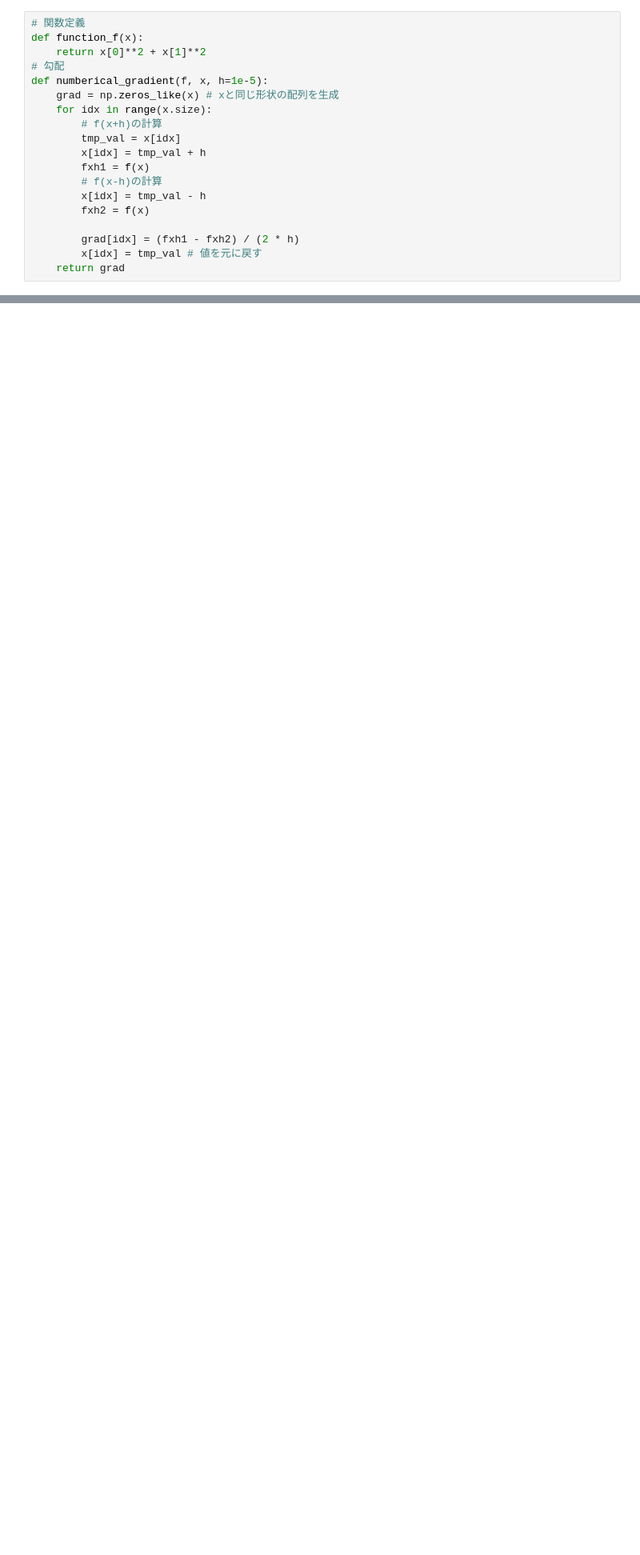
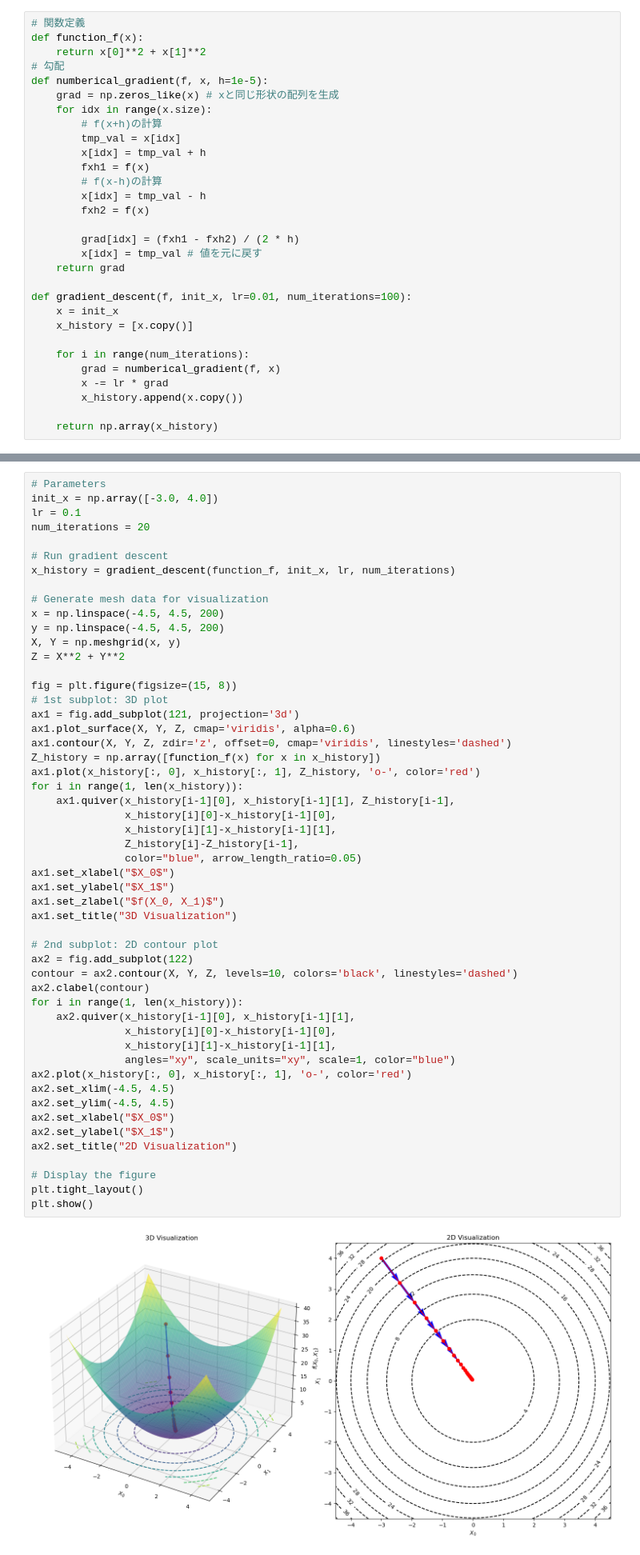
Before and after one commit to lvzeyu/css_nlp, a Jupyter notebook: _sources/notebook/NN.ipynb, the cells around one changed output, grey strips where cells are left out. Shown at 80% size. Cells and saved outputs as stored; diff of their text form; blank space fills up the shorter version.

```diff
--- a/_sources/notebook/NN.ipynb
+++ b/_sources/notebook/NN.ipynb
@@ -356,6 +399,17 @@ def numberical_gradient(f, x, h=1e-5):
         grad[idx] = (fxh1 - fxh2) / (2 * h)
         x[idx] = tmp_val # 値を元に戻す
     return grad
+
+def gradient_descent(f, init_x, lr=0.01, num_iterations=100):
+    x = init_x
+    x_history = [x.copy()]
+
+    for i in range(num_iterations):
+        grad = numberical_gradient(f, x)
+        x -= lr * grad
+        x_history.append(x.copy())
+
+    return np.array(x_history)
 # %%
 # 勾配の計算
 numberical_gradient(function_f, np.array([3.0, 4.0]))
@@ -371,0 +418,54 @@ array([6., 8.])
+# %%
+# Parameters
+init_x = np.array([-3.0, 4.0])
+lr = 0.1
+num_iterations = 20
+
+# Run gradient descent
+x_history = gradient_descent(function_f, init_x, lr, num_iterations)
+
+# Generate mesh data for visualization
+x = np.linspace(-4.5, 4.5, 200)
+y = np.linspace(-4.5, 4.5, 200)
+X, Y = np.meshgrid(x, y)
+Z = X**2 + Y**2
+
+fig = plt.figure(figsize=(15, 8))
+# 1st subplot: 3D plot
+ax1 = fig.add_subplot(121, projection='3d')
+ax1.plot_surface(X, Y, Z, cmap='viridis', alpha=0.6)
+ax1.contour(X, Y, Z, zdir='z', offset=0, cmap='viridis', linestyles='dashed')
+Z_history = np.array([function_f(x) for x in x_history])
+ax1.plot(x_history[:, 0], x_history[:, 1], Z_history, 'o-', color='red')
+for i in range(1, len(x_history)):
+    ax1.quiver(x_history[i-1][0], x_history[i-1][1], Z_history[i-1],
+               x_history[i][0]-x_history[i-1][0],
+               x_history[i][1]-x_history[i-1][1],
+               Z_history[i]-Z_history[i-1],
+               color="blue", arrow_length_ratio=0.05)
+ax1.set_xlabel("$X_0$")
+ax1.set_ylabel("$X_1$")
+ax1.set_zlabel("$f(X_0, X_1)$")
+ax1.set_title("3D Visualization")
+
+# 2nd subplot: 2D contour plot
+ax2 = fig.add_subplot(122)
+contour = ax2.contour(X, Y, Z, levels=10, colors='black', linestyles='dashed')
+ax2.clabel(contour)
+for i in range(1, len(x_history)):
+    ax2.quiver(x_history[i-1][0], x_history[i-1][1],
+               x_history[i][0]-x_history[i-1][0],
+               x_history[i][1]-x_history[i-1][1],
+               angles="xy", scale_units="xy", scale=1, color="blue")
+ax2.plot(x_history[:, 0], x_history[:, 1], 'o-', color='red')
+ax2.set_xlim(-4.5, 4.5)
+ax2.set_ylim(-4.5, 4.5)
+ax2.set_xlabel("$X_0$")
+ax2.set_ylabel("$X_1$")
+ax2.set_title("2D Visualization")
+
+# Display the figure
+plt.tight_layout()
+plt.show()
+# %% [output]
+[figure, added]
```
Also changed, not shown: parts of 11 cells of this notebook, 9 other files.
